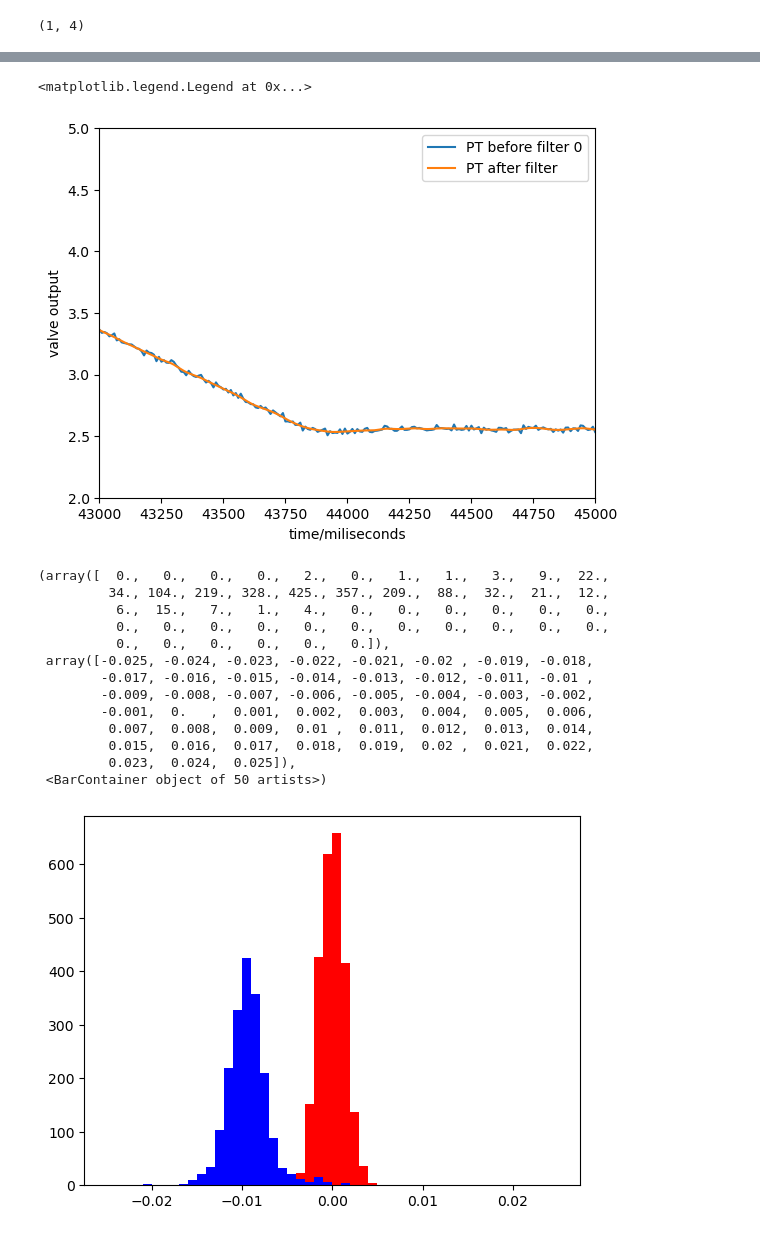
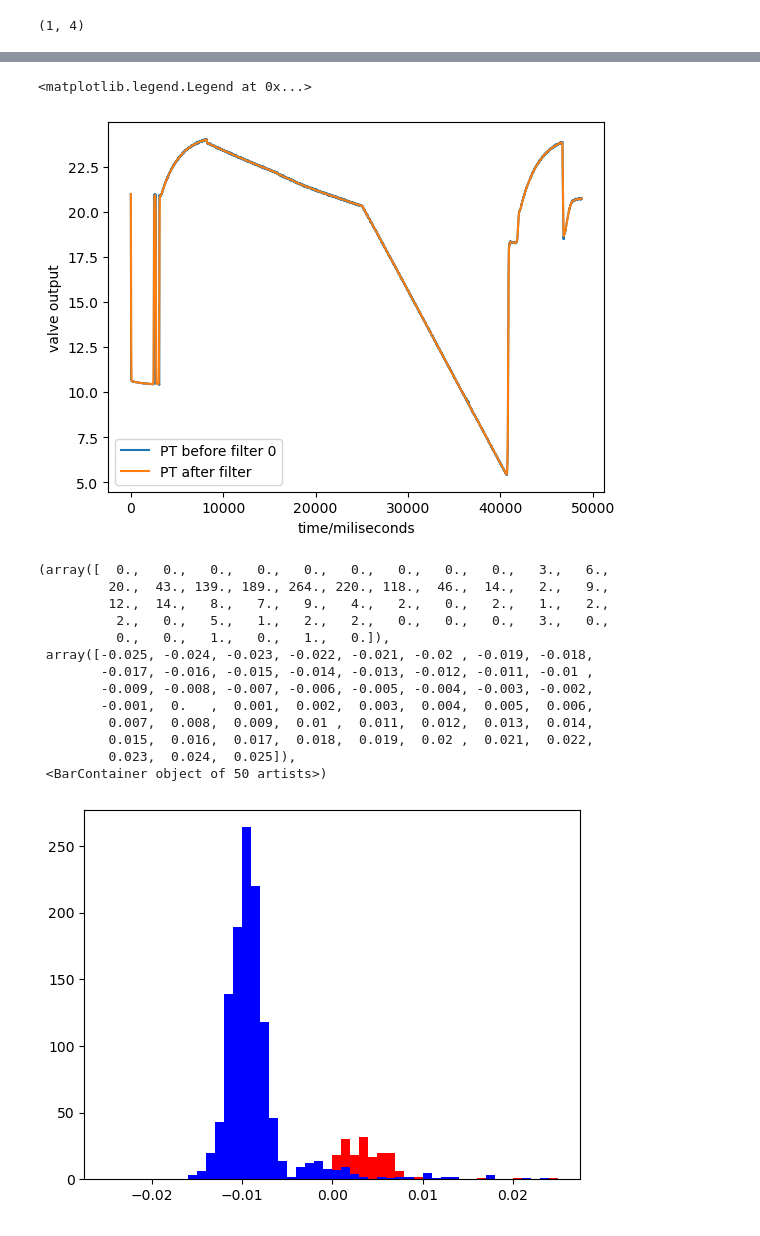
Before and after one commit to SBC-Collaboration/LAr10Ana, a Jupyter notebook: nb/rzhang/Piezo-Waveform_t_start.ipynb, the cells around one changed output, grey strips where cells are left out. Saved outputs shown, nothing was run; the diff lists cells and outputs as text; code cells hidden in the pictures.

```diff
--- a/nb/rzhang/Piezo-Waveform_t_start.ipynb
+++ b/nb/rzhang/Piezo-Waveform_t_start.ipynb
@@ -16,11 +16,11 @@ importlib.reload(AcousticT0)
 # %%
 TEST_RUN = "/exp/e961/data/SBC-25-daqdata/20250611_1/"
 TEST_RUN2 = "/exp/e961/app/users/runze/data/20251121_5/"
-TEST_RUN2 = "/exp/e961/app/users/runze/data/20260205_6/"
+TEST_RUN2 = "/exp/e961/app/users/runze/data/20260205_7/"
 
 # TEST_RUN2 = "/exp/e961/data/users/gputnam/SBC-25-daqdata-test/20251103_1/"
 # for 1121_5, event 3 is expansion failure
-TEST_EVT = 35 # original 0205_6 31
+TEST_EVT = 3 # original 0205_6 31; 7 3 is failure
 # %%
 data = GetEvent(TEST_RUN2, TEST_EVT,strictMode=False)
 data.keys()
@@ -258,31 +267,31 @@ plt.plot(slowdaq_time,PT_filtered, label="PT after filter")
 plt.xlabel("time/miliseconds")
 plt.ylabel("valve output")
 # plt.axvline(x=int(610.8+48300),color="red")
-plt.xlim(43000,45000)
-plt.ylim(2,5)
+# plt.xlim(43000,45000)
+# plt.ylim(2,5)
 plt.legend()
 # %% [output]
 <matplotlib.legend.Legend at 0x...>
-[figure, old version]
+[figure, new version]
 # %%
 pressure_difference = PT_filtered[1:]-PT_filtered[:-1]
-pressure_plain = pressure_difference[4400:6880]
-pressure_change = pressure_difference[2500:4400]
+pressure_plain = pressure_difference[4500:4700]
+pressure_change = pressure_difference[3000:4200]
 bins = 50
 plt.hist(pressure_plain, bins =50, range=(-0.025,0.025), color =  "red")
 plt.hist(pressure_change, bins =50, range=(-0.025,0.025), color =  "blue")
 # %% [output]
-(array([  0.,   0.,   0.,   0.,   2.,   0.,   1.,   1.,   3.,   9.,  22.,
-         34., 104., 219., 328., 425., 357., 209.,  88.,  32.,  21.,  12.,
-          6.,  15.,   7.,   1.,   4.,   0.,   0.,   0.,   0.,   0.,   0.,
-          0.,   0.,   0.,   0.,   0.,   0.,   0.,   0.,   0.,   0.,   0.,
-          0.,   0.,   0.,   0.,   0.,   0.]),
+(array([  0.,   0.,   0.,   0.,   0.,   0.,   0.,   0.,   0.,   3.,   6.,
+         20.,  43., 139., 189., 264., 220., 118.,  46.,  14.,   2.,   9.,
+         12.,  14.,   8.,   7.,   9.,   4.,   2.,   0.,   2.,   1.,   2.,
+          2.,   0.,   5.,   1.,   2.,   2.,   0.,   0.,   0.,   3.,   0.,
+          0.,   0.,   1.,   0.,   1.,   0.]),
  array([-0.025, -0.024, -0.023, -0.022, -0.021, -0.02 , -0.019, -0.018,
         -0.017, -0.016, -0.015, -0.014, -0.013, -0.012, -0.011, -0.01 ,
         -0.009, -0.008, -0.007, -0.006, -0.005, -0.004, -0.003, -0.002,
         -0.001,  0.   ,  0.001,  0.002,  0.003,  0.004,  0.005,  0.006,
          0.007,  0.008,  0.009,  0.01 ,  0.011,  0.012,  0.013,  0.014,
          0.015,  0.016,  0.017,  0.018,  0.019,  0.02 ,  0.021,  0.022,
          0.023,  0.024,  0.025]),
  <BarContainer object of 50 artists>)
-[figure, old version]
+[figure, new version]
```
Also changed, not shown: parts of 18 cells of this notebook, 2 other files.
